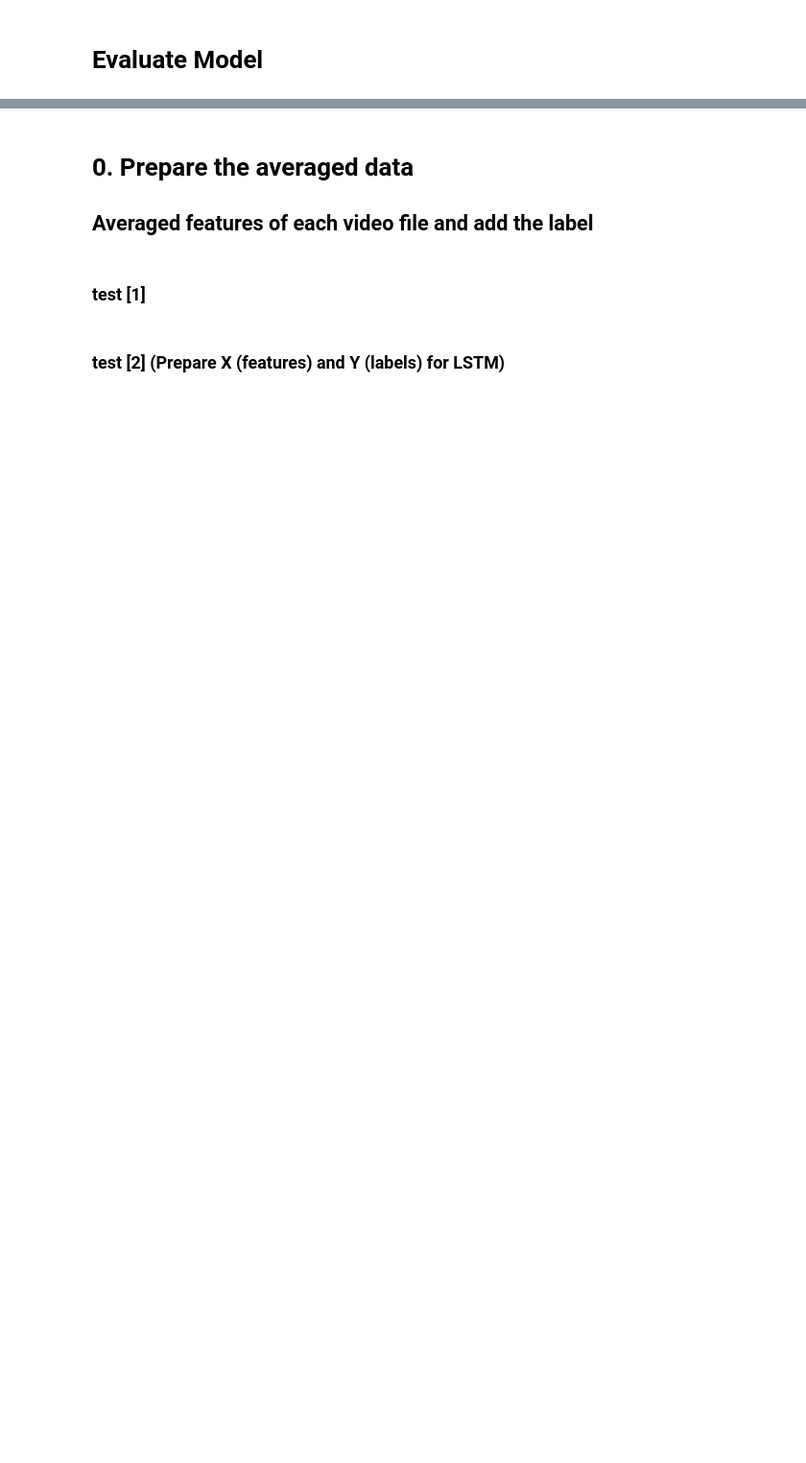
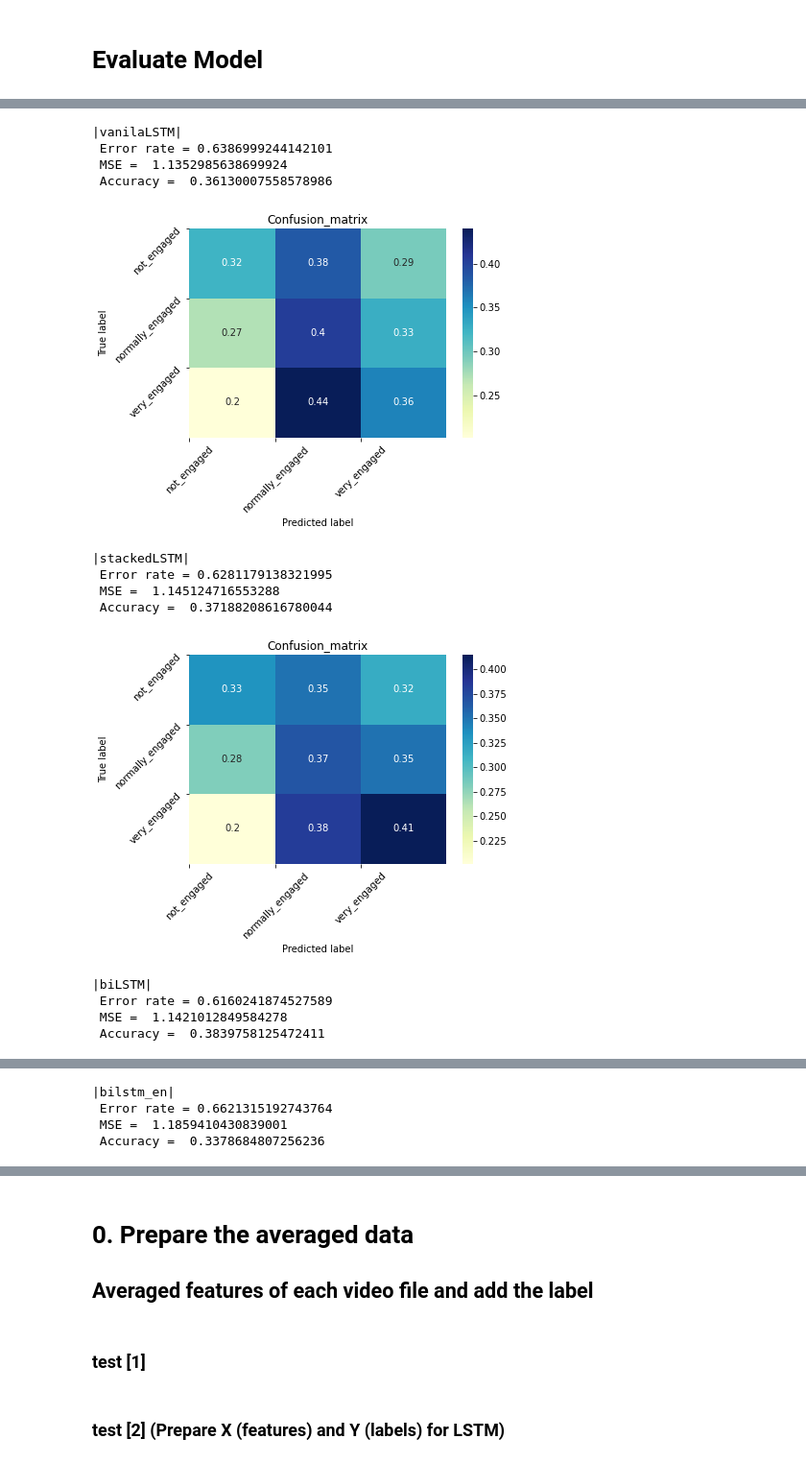
Before and after one commit to Hasegawa-lab-JAIST/Shofi_Engagement-Model-LSTM, a Jupyter notebook: preprocess.ipynb, the cells around one changed output, grey strips where cells are left out. Shown: that part at 96% size. Drawn from its saved outputs; the diff is of its cells as text; code cells hidden in the pictures; blank space fills up the shorter version.

```diff
--- a/preprocess.ipynb
+++ b/preprocess.ipynb
@@ -381,7 +380,7 @@ def bilstm_en(X):
     model.add(BatchNormalization())
     # model.add(Dropout(0.2))
     model.add(Activation('relu'))
-    model.add(Dropout(0.2))
+    # model.add(Dropout(0.2))
     model.add(Bidirectional(LSTM(50)))
     # model.add(Dropout(0.5))
     # modelD.add(GlobalAveragePooling1D())
@@ -744,25 +731,23 @@ print('|confusion matrix|\n', evaluate_error(bilstm_en_model,X_test_av, Y_test_a
 # %%
-# plot confusion matrix
+def plot_conf_matrix(model):
+    plt.clf()
+    ax = plt.subplot()
+    cm = evaluate_error(model,X_test_av, Y_test_av)
+    # normalize the diagonal entries to know accuracy every class (see the diagonal value)
+    cm = cm.astype('float') / cm.sum(axis=1)[:, np.newaxis]
 
-#plt.figure(figsize=(20,20))
-plt.clf()
-ax = plt.subplot()
-cm = evaluate_error(vanilaLSTM_model,X_test_av, Y_test_av)
-# normalize the diagonal entries to know accuracy every class (see the diagonal value)
-cm = cm.astype('float') / cm.sum(axis=1)[:, np.newaxis]
+    sns.heatmap(cm, annot = True, ax = ax, cmap="YlGnBu")
 
-sns.heatmap(cm, annot = True, ax = ax, cmap="YlGnBu")
+    ax.set_xlabel('Predicted')
+    ax.set_ylabel('Original')
+    ax.set_title('Confusion_matrix')
 
-ax.set_xlabel('Predicted')
-ax.set_ylabel('Original')
-ax.set_title('Confusion_matrix')
+    classNames = ['not_engaged','normally_engaged','very_engaged']
+    plt.ylabel('True label')
+    plt.xlabel('Predicted label')
+    tick_marks = np.arange(len(classNames))
+    plt.xticks(tick_marks, classNames, rotation=45)
+    plt.yticks(tick_marks, classNames, rotation=45)
+    plt.show()
 
-classNames = ['not_engaged','normally_engaged','very_engaged']
-plt.ylabel('True label')
-plt.xlabel('Predicted label')
-tick_marks = np.arange(len(classNames))
-plt.xticks(tick_marks, classNames, rotation=45)
-plt.yticks(tick_marks, classNames, rotation=45)
-plt.show()
-
-# plt.savefig('confusionMatrix.png')
+    return
@@ -776,0 +754,20 @@ Engagement=0, n=88 (4.933%)
+# %%
+plot_conf_matrix(vanilaLSTM_model)
+plot_conf_matrix(stackedLSTM_model)
+plot_conf_matrix(biLSTM_model)
+plot_conf_matrix(bilstm_en_model)
+# %% [output]
+|vanilaLSTM|
+ Error rate = 0.6386999244142101
+ MSE =  1.1352985638699924
+ Accuracy =  0.36130007558578986
+[figure, added]
+|stackedLSTM|
+ Error rate = 0.6281179138321995
+ MSE =  1.145124716553288
+ Accuracy =  0.37188208616780044
+[figure, added]
+|biLSTM|
+ Error rate = 0.6160241874527589
+ MSE =  1.1421012849584278
+ Accuracy =  0.3839758125472411
@@ -776,0 +775,4 @@ Engagement=0, n=88 (4.933%)
+|bilstm_en|
+ Error rate = 0.6621315192743764
+ MSE =  1.1859410430839001
+ Accuracy =  0.3378684807256236
```
Also changed, not shown: parts of 22 cells of this notebook, 4 other files.
